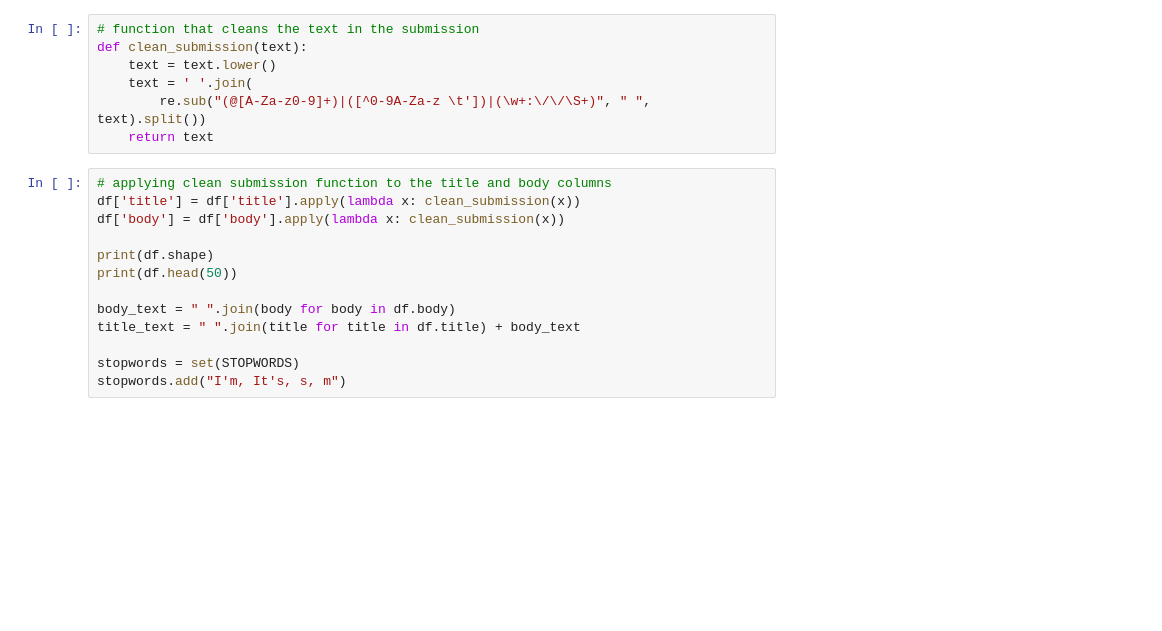
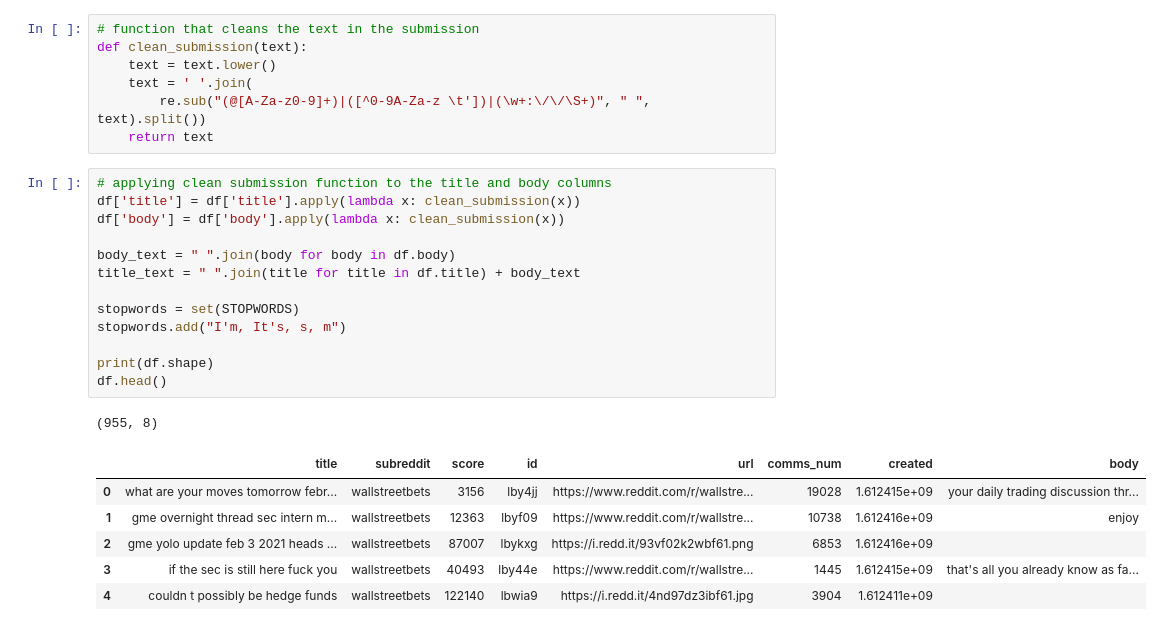
Before and after one commit to jbell1991/reddit-scraping, a Jupyter notebook: reddit-scraping.ipynb, the cells around one changed output. Drawn from its saved outputs; the diff is of its cells as text; blank space fills up the shorter version.

```diff
--- a/reddit-scraping.ipynb
+++ b/reddit-scraping.ipynb
@@ -65,15 +71,23 @@ def clean_submission(text):
 # %%
 # applying clean submission function to the title and body columns
 df['title'] = df['title'].apply(lambda x: clean_submission(x))
 df['body'] = df['body'].apply(lambda x: clean_submission(x))
-
-print(df.shape)
-print(df.head(50))
 
 body_text = " ".join(body for body in df.body)
 title_text = " ".join(title for title in df.title) + body_text
 
 stopwords = set(STOPWORDS)
 stopwords.add("I'm, It's, s, m")
+
+print(df.shape)
+df.head()
+# %% [output]
+(955, 8)
+|  | title | subreddit | score | id | url | comms_num | created | body |
+| 0 | what are your moves tomorrow febr... | wallstreetbets | 3156 | lby4jj | https://www.reddit.com/r/wallstre... | 19028 | 1.612415e+09 | your daily trading discussion thr... |
+| 1 | gme overnight thread sec intern m... | wallstreetbets | 12363 | lbyf09 | https://www.reddit.com/r/wallstre... | 10738 | 1.612416e+09 | enjoy |
+| 2 | gme yolo update feb 3 2021 heads ... | wallstreetbets | 87007 | lbykxg | https://i.redd.it/93vf02k2wbf61.png | 6853 | 1.612416e+09 |  |
+| 3 | if the sec is still here fuck you | wallstreetbets | 40493 | lby44e | https://www.reddit.com/r/wallstre... | 1445 | 1.612415e+09 | that's all you already know as fa... |
+| 4 | couldn t possibly be hedge funds | wallstreetbets | 122140 | lbwia9 | https://i.redd.it/4nd97dz3ibf61.jpg | 3904 | 1.612411e+09 |  |
 # %%
 mask = np.array(Image.open("wallstreetbets3.png"))
```
Also changed, not shown: parts of 3 cells of this notebook, 2 other files.
